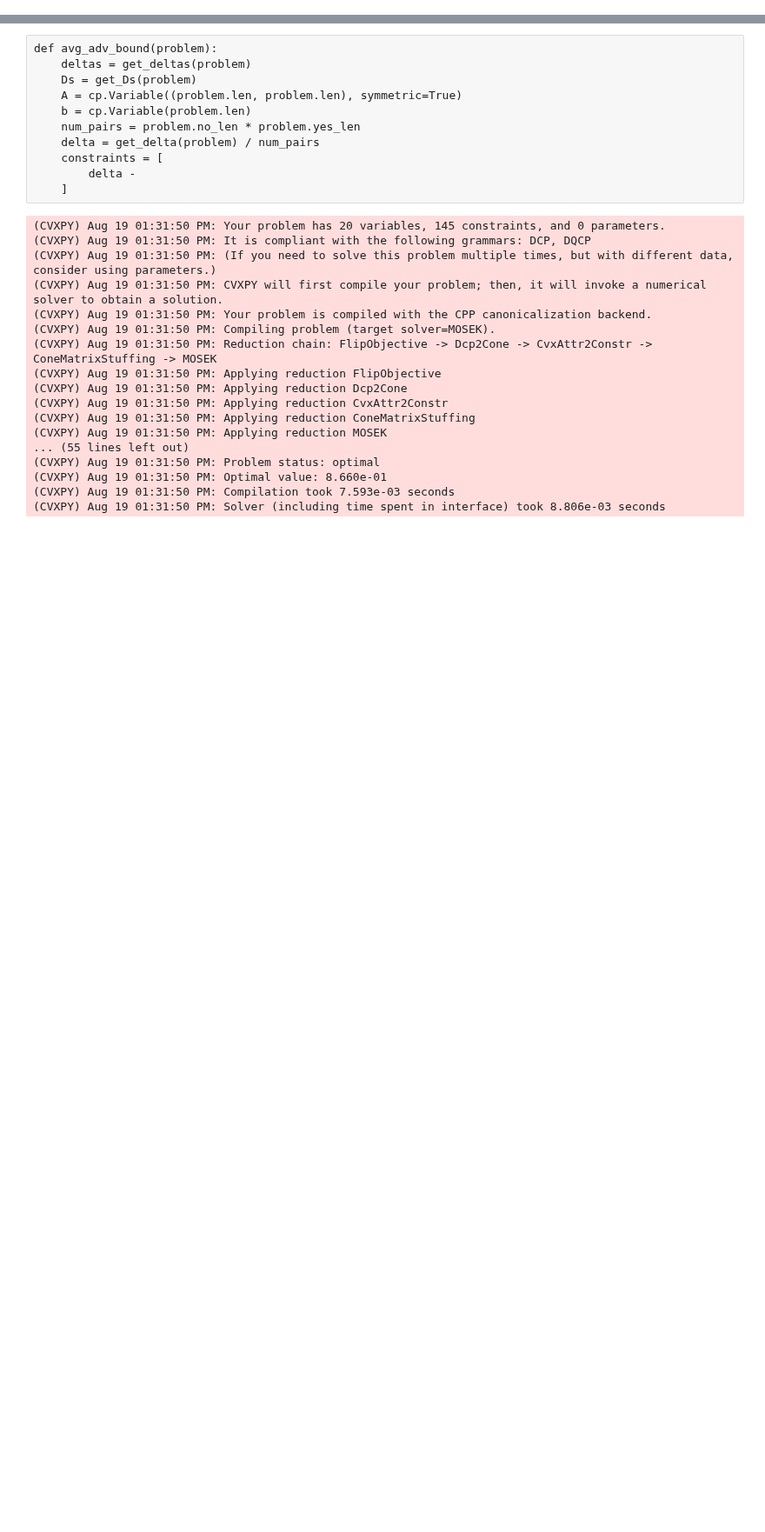
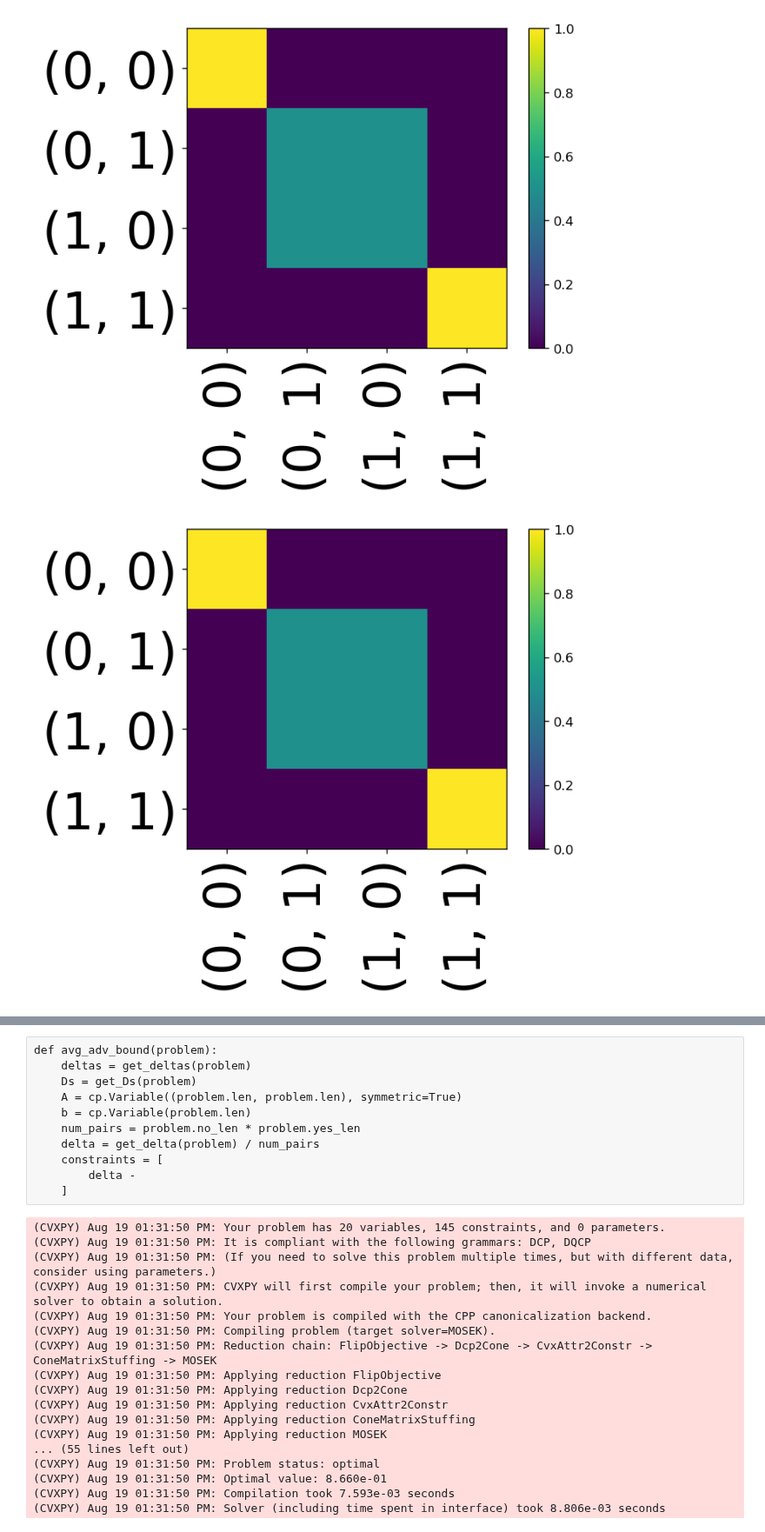
Before and after one commit to blake-holman/ED_Adversaries, a Jupyter notebook: new_Sep.ipynb, the cells around one changed output, grey strips where cells are left out. Shown at 87% size. Cells and saved outputs as stored; diff of their text form; code cells hidden in the pictures; blank space fills up the shorter version.

```diff
--- a/new_Sep.ipynb
+++ b/new_Sep.ipynb
@@ -159,51 +159,55 @@ def partial_transpose(mat, dim1=None, dim2=None, NP=False):
         pt_mat = np.block(pt_mat)
     return pt_mat
 
+def symmetry_projection2(size):
+    return (np.eye(size**2) + get_swap_mat2(size))/2
 
 def symmetry_projection(pairs):
     if isinstance(pairs, int):
         part_size = int(np.sqrt(pairs))
         assert part_size**2 == pairs
         pairs = list(product(range(part_size), range(part_size)))
     proj = np.zeros((len(pairs), len(pairs)))
     inv_pairs = inv_map(pairs)
     for pair in pairs:
         pair_i = inv_pairs[pair]
         pair_rev = pair[::-1]
         pair_rev_i = inv_pairs[pair_rev]
         if not (pair == pair_rev and pair[0] != pair[1]):
             proj[pair_i, pair_rev_i] = 1
     return np.eye(len(pairs)) / 2 + proj / 2
 
 
+
+def get_swap_mat2(part_size):
+    swap = np.zeros((part_size**2, part_size**2))
+    for i in range(part_size):
+        for j in range(part_size):
+            ij = np.kron(ket(i, part_size), ket(j, part_size))
+            ji = np.kron(ket(j, part_size), ket(i, part_size))
+            swap += np.outer(ij,ji)
+    return swap
+
 def get_swap_mat(pairs):
     if isinstance(pairs, int):
         part_size = int(np.sqrt(pairs))
         assert part_size**2 == pairs
         pairs = list(product(range(part_size), range(part_size)))
 
     return 2 * symmetry_projection(pairs) - np.eye(len(pairs))
 
 
+
 def inv_map(map):
     return {image: preimage for preimage, image in enumerate(map)}
-
-
-import numpy as np
-
-
-def commutation_matrix(d):
-    """
-    Full transpose (commutation) matrix T_d of size d^2 x d^2.
-    vec(X^T) = T_d @ vec(X)
-    """
-    T = np.zeros((d * d, d * d), dtype=int)
-    for i in range(d):
-        for j in range(d):
-            row = i * d + j
-            col = j * d + i
-            T[row, col] = 1
-    return T
+n=2
+labels = list(product(range(n), range(n)))
+np.linalg.norm(symmetry_projection2(n)-symmetry_projection(n**2))
+visualize(symmetry_projection2(n), (labels, labels))
+visualize(symmetry_projection(n**2), (labels, labels))
+# %% [output]
+[figure, added]
+[figure, added]
 # %%
 def get_delta_constraint_mats(problem, rank):
     num_pairs = 2 * problem.no_len * problem.yes_len
```
Also changed, not shown: parts of 3 cells of this notebook, 2 other files.
